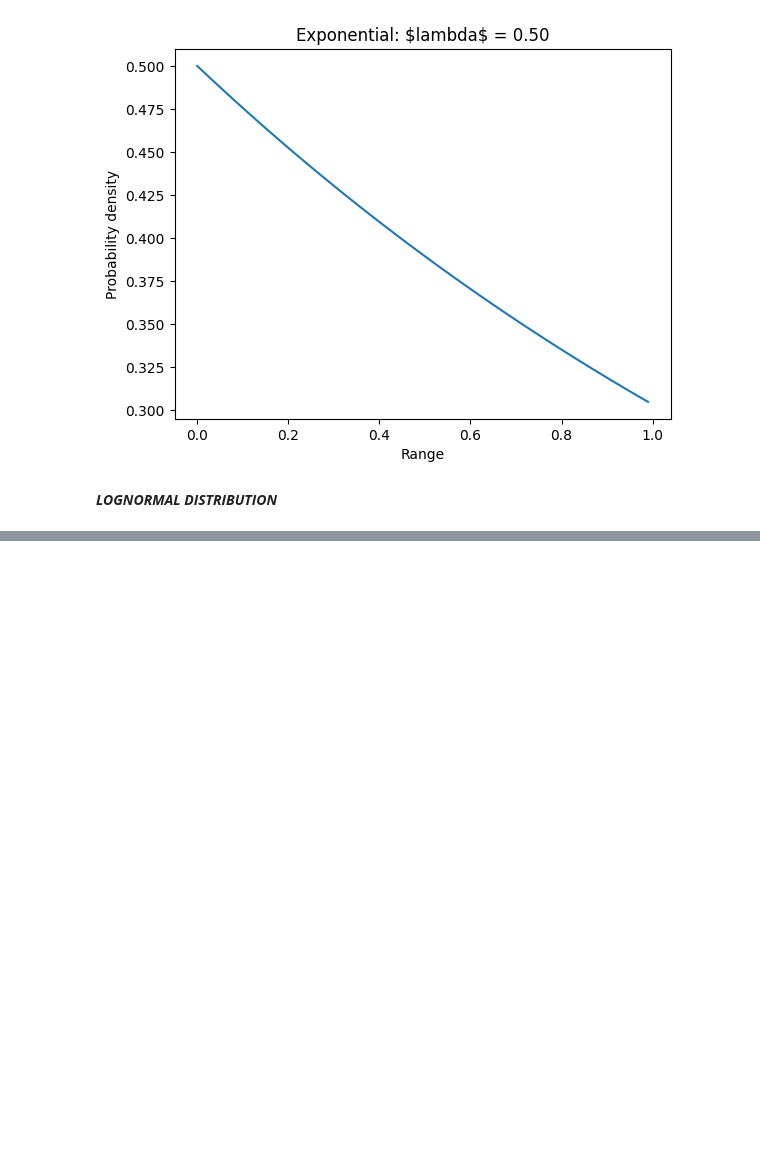
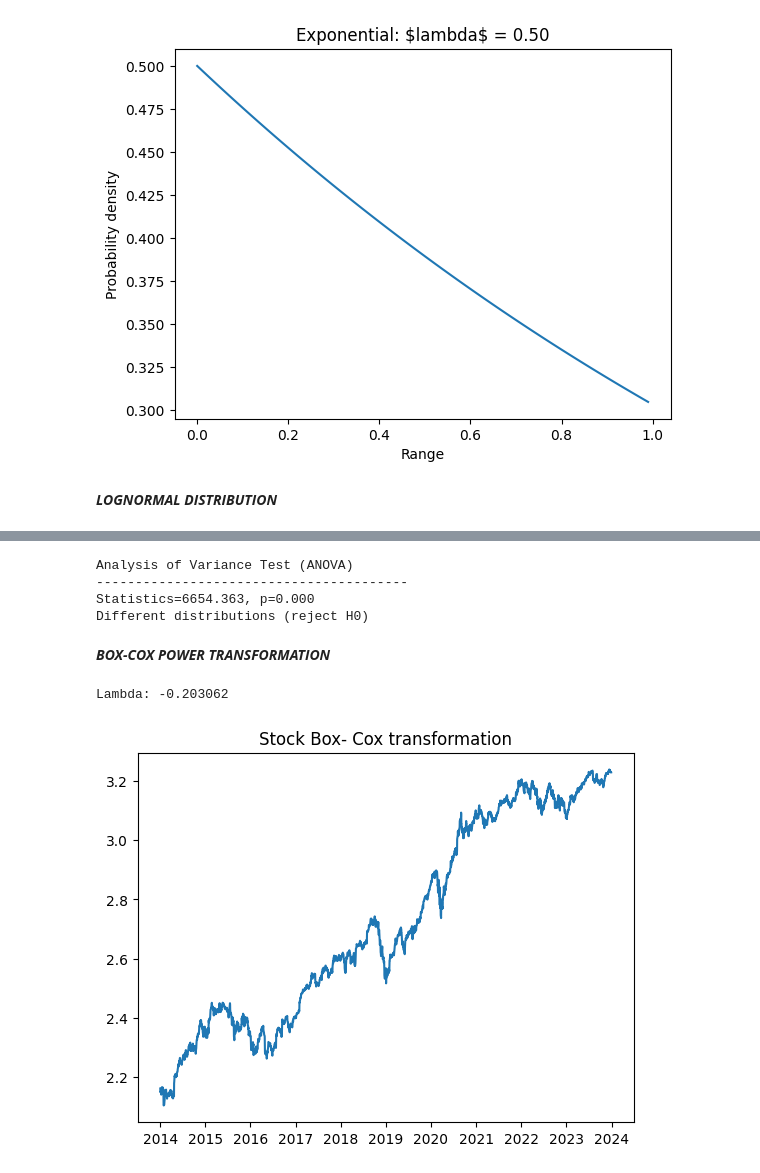
Before and after one commit to prasad14082000/Quant-Time-Series-Forecasting-ML, a Jupyter notebook: BASICS/008_Basic-statistics.ipynb, the cells around one changed output, grey strips where cells are left out. Drawn from its saved outputs; the diff is of its cells as text; code cells hidden in the pictures; blank space fills up the shorter version.

Commit message:
stats-test

```diff
--- a/BASICS/008_Basic-statistics.ipynb
+++ b/BASICS/008_Basic-statistics.ipynb
@@ -420,0 +718,17 @@ plt.show()
+# %%
+print('Analysis of Variance Test (ANOVA)')
+print('-'*40)
+print('Statistics=%.3f, p=%.3f' % (stat, p_value))
+# interpret
+alpha = 0.05
+if p_value > alpha:
+	print('Same distributions (fail to reject H0)')
+else:
+	print('Different distributions (reject H0)')
+# %% [output]
+Analysis of Variance Test (ANOVA)
+----------------------------------------
+Statistics=6654.363, p=0.000
+Different distributions (reject H0)
+# %% [markdown]
+***BOX-COX POWER TRANSFORMATION***
@@ -420,0 +739,11 @@ plt.show()
+# %%
+print('Lambda: %f' % lam)
+# %% [output]
+Lambda: -0.203062
+# %%
+#plot line
+plt.title('Stock Box- Cox transformation')
+plt.plot(df['boxcox'])
+plt.show()
+# %% [output]
+[figure, added]
```
Also changed, not shown: parts of 56 cells of this notebook.
